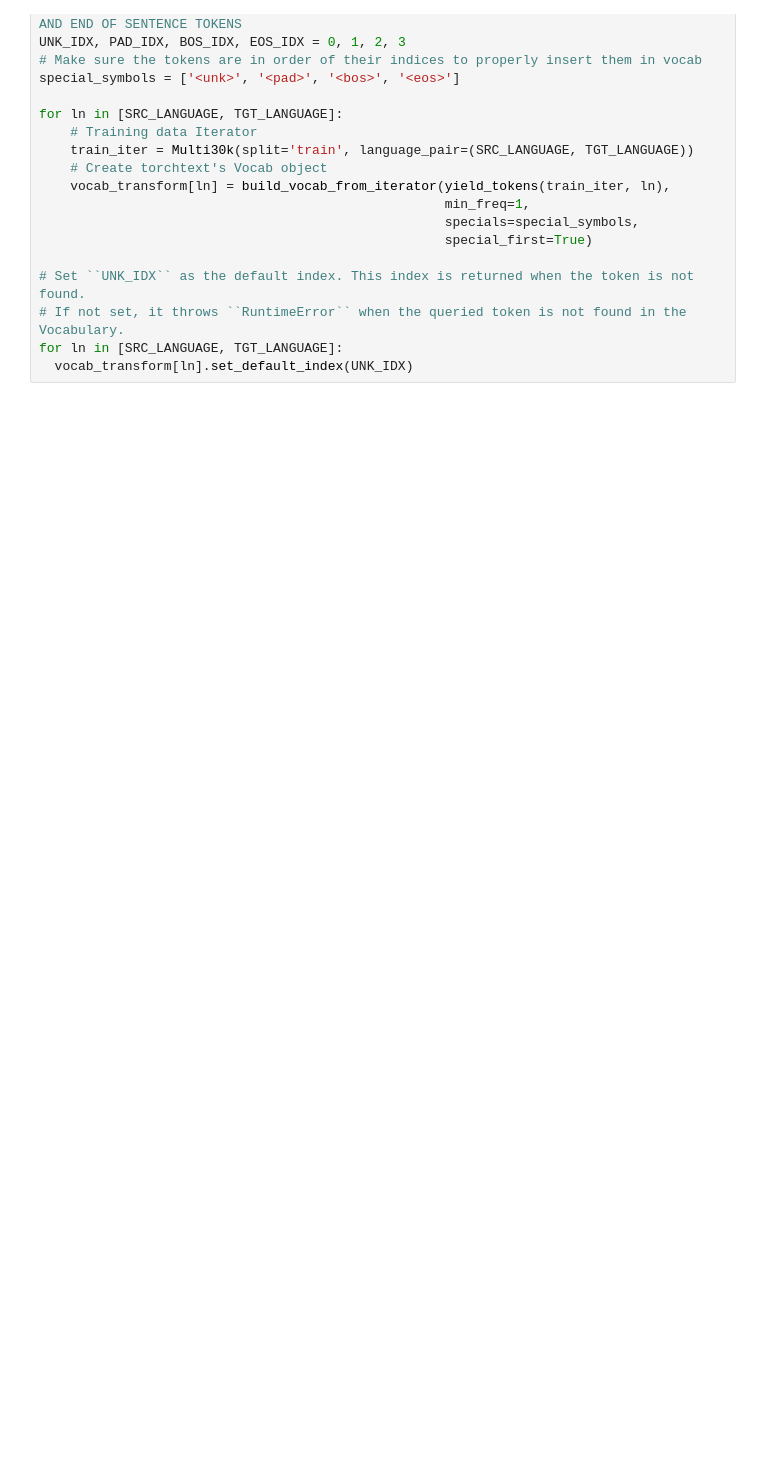
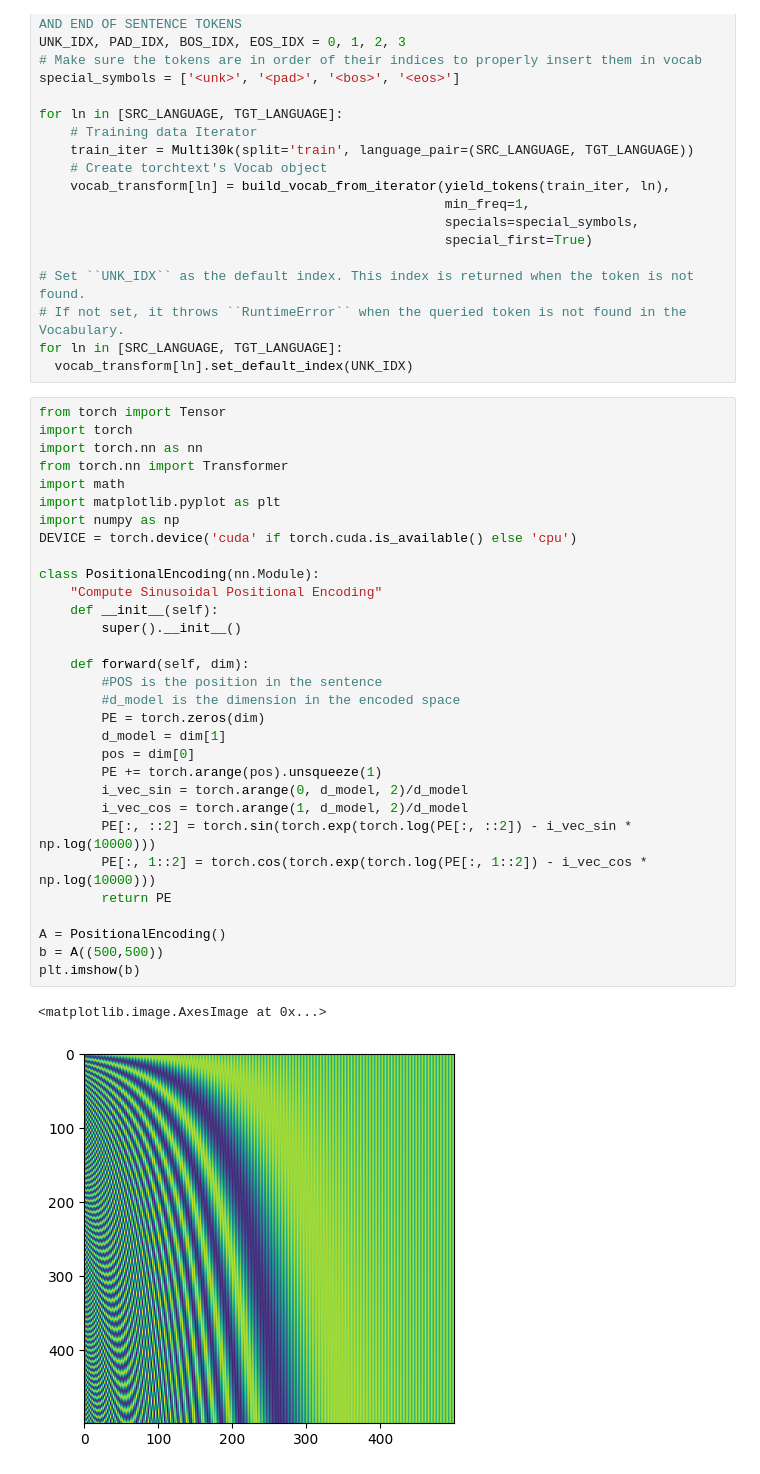
Before and after one commit to D-Malhotra/Machine_Learning, a Jupyter notebook: translator.ipynb, the cells around one changed output. Cells and saved outputs as stored; diff of their text form; blank space fills up the shorter version.

```diff
--- a/translator.ipynb
+++ b/translator.ipynb
@@ -54,3 +54,37 @@ for ln in [SRC_LANGUAGE, TGT_LANGUAGE]:
 # If not set, it throws ``RuntimeError`` when the queried token is not found in the Vocabulary.
 for ln in [SRC_LANGUAGE, TGT_LANGUAGE]:
   vocab_transform[ln].set_default_index(UNK_IDX)
+# %%
+from torch import Tensor
+import torch
+import torch.nn as nn
+from torch.nn import Transformer
+import math
+import matplotlib.pyplot as plt
+import numpy as np
+DEVICE = torch.device('cuda' if torch.cuda.is_available() else 'cpu')
+
+class PositionalEncoding(nn.Module):
+    "Compute Sinusoidal Positional Encoding"
+    def __init__(self):
+        super().__init__()
+
+    def forward(self, dim):
+        #POS is the position in the sentence
+        #d_model is the dimension in the encoded space
+        PE = torch.zeros(dim)
+        d_model = dim[1]
+        pos = dim[0]
+        PE += torch.arange(pos).unsqueeze(1)
+        i_vec_sin = torch.arange(0, d_model, 2)/d_model
+        i_vec_cos = torch.arange(1, d_model, 2)/d_model
+        PE[:, ::2] = torch.sin(torch.exp(torch.log(PE[:, ::2]) - i_vec_sin * np.log(10000)))
+        PE[:, 1::2] = torch.cos(torch.exp(torch.log(PE[:, 1::2]) - i_vec_cos * np.log(10000)))
+        return PE
+
+A = PositionalEncoding()
+b = A((500,500))
+plt.imshow(b)
+# %% [output]
+<matplotlib.image.AxesImage at 0x...>
+[figure, added]
```
Also changed, not shown: parts of 2 cells of this notebook.
